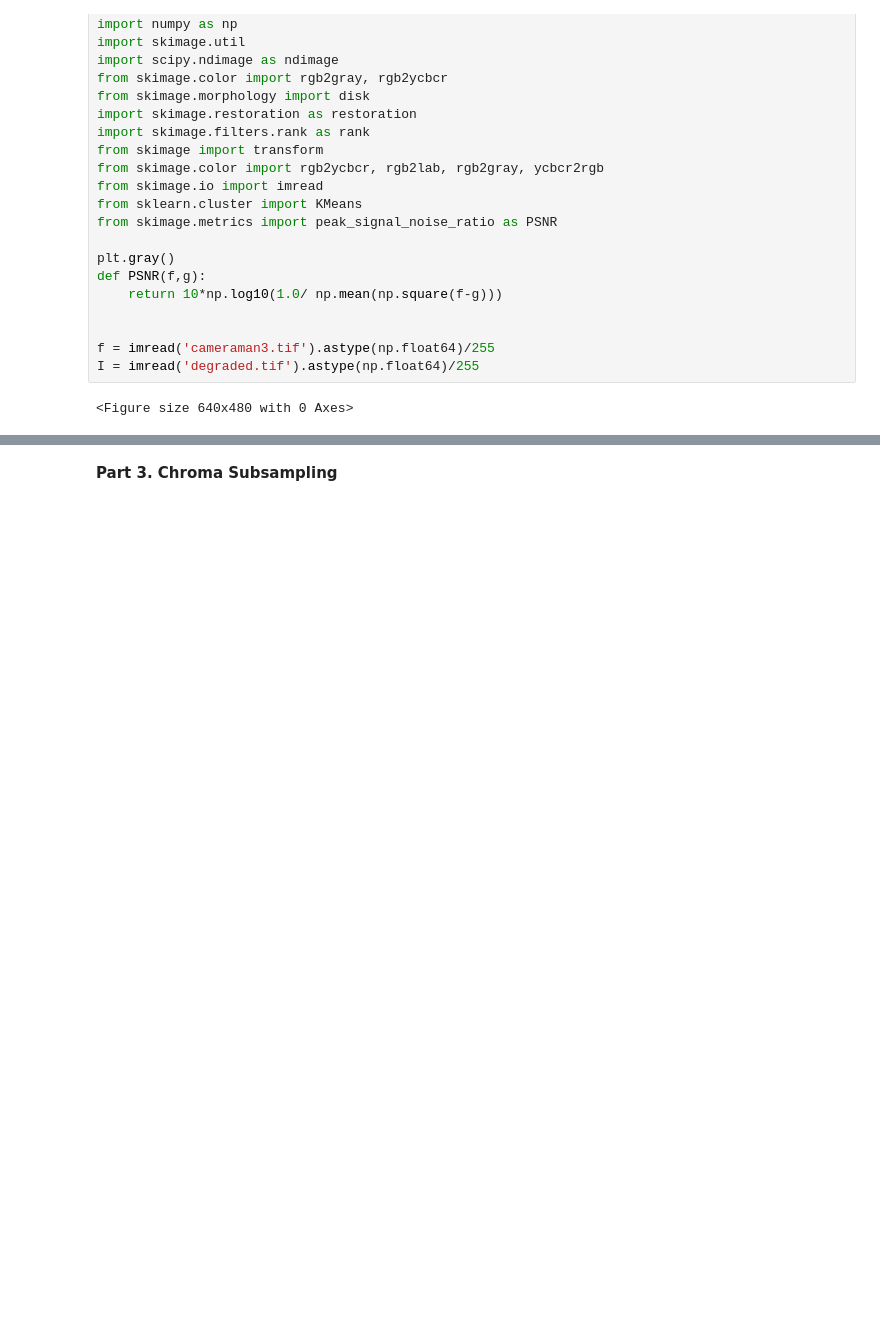
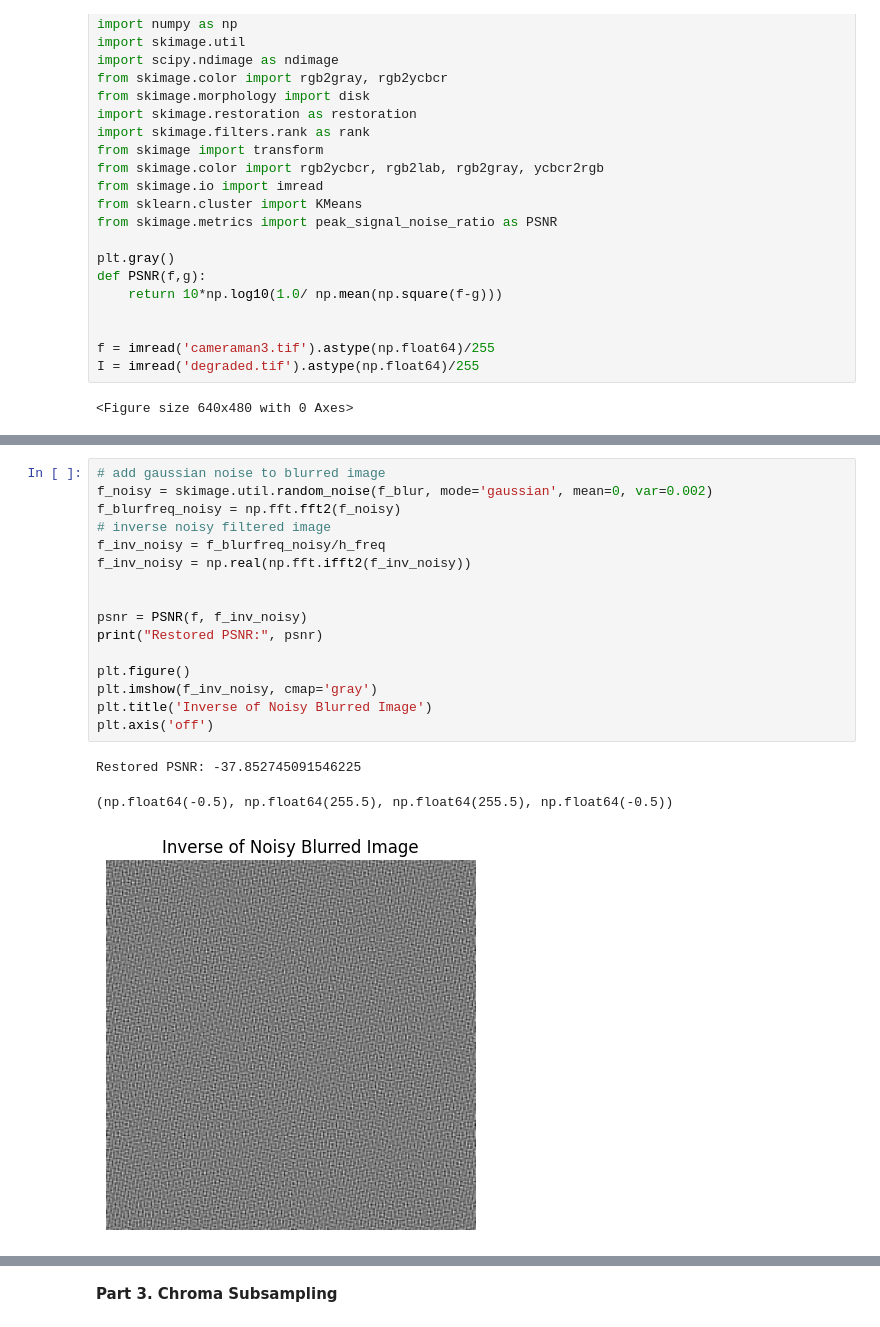
Before and after one commit to adeleyounis/SYDE575, a Jupyter notebook: Lab 4/lab4template.ipynb, the cells around one changed output, grey strips where cells are left out. Cells and saved outputs as stored; diff of their text form; blank space fills up the shorter version.

```diff
--- a/Lab 4/lab4template.ipynb
+++ b/Lab 4/lab4template.ipynb
@@ -30,0 +72,20 @@ I = imread('degraded.tif').astype(np.float64)/255
+# %%
+# add gaussian noise to blurred image
+f_noisy = skimage.util.random_noise(f_blur, mode='gaussian', mean=0, var=0.002)
+f_blurfreq_noisy = np.fft.fft2(f_noisy)
+# inverse noisy filtered image
+f_inv_noisy = f_blurfreq_noisy/h_freq
+f_inv_noisy = np.real(np.fft.ifft2(f_inv_noisy))
+
+
+psnr = PSNR(f, f_inv_noisy)
+print("Restored PSNR:", psnr)
+
+plt.figure()
+plt.imshow(f_inv_noisy, cmap='gray')
+plt.title('Inverse of Noisy Blurred Image')
+plt.axis('off')
+# %% [output]
+Restored PSNR: -37.852745091546225
+(np.float64(-0.5), np.float64(255.5), np.float64(255.5), np.float64(-0.5))
+[figure, added]
```
Also changed, not shown: parts of 14 cells of this notebook.
